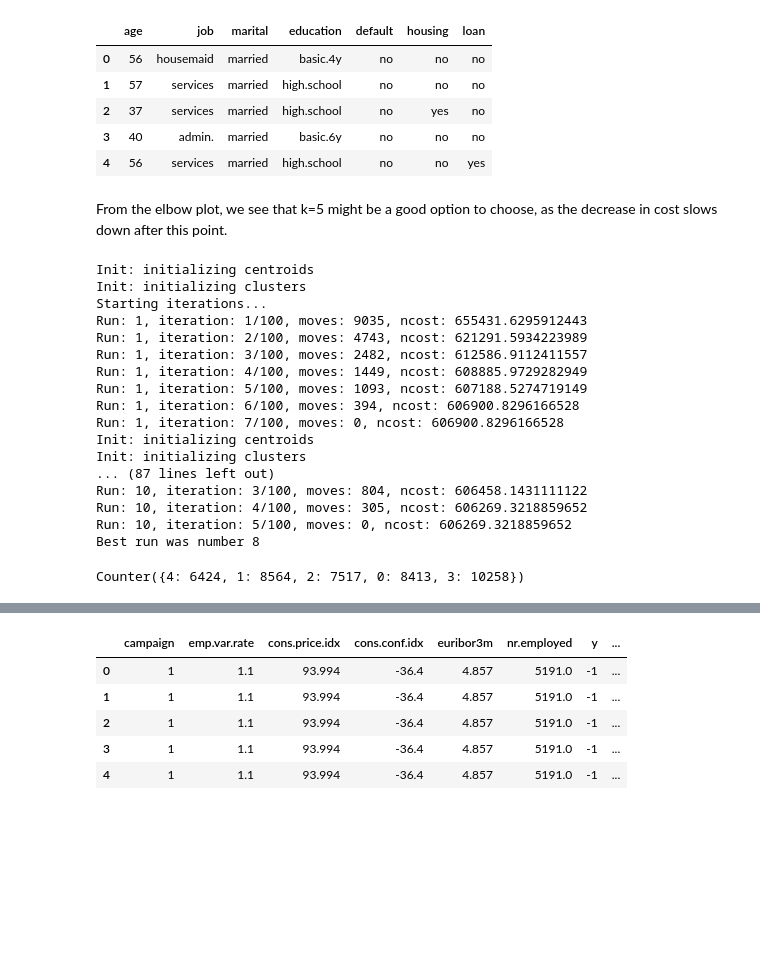
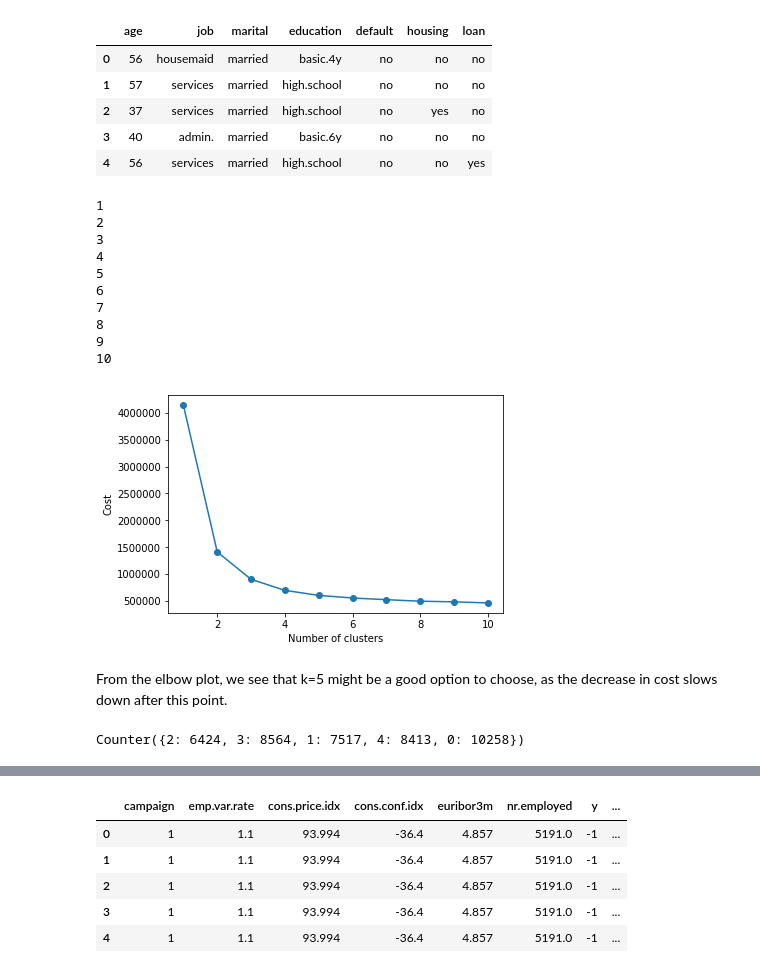
Before and after one commit to ahanagangopadhyay/improving-bank-telemarketing-campaigns, a Jupyter notebook: codes/modify-v2.ipynb, the cells around one changed output, grey strips where cells are left out. Cells and saved outputs as stored; diff of their text form; code cells hidden in the pictures; blank space fills up the shorter version.

```diff
--- a/codes/modify-v2.ipynb
+++ b/codes/modify-v2.ipynb
@@ -515,40 +515,35 @@ df_customer.head()
 # %%
 cost = []
 for k in range(1, 11):
-    kproto = KPrototypes(n_clusters=k, init='Cao', random_state=0)
+    kproto = KPrototypes(n_clusters=k, init='Huang', random_state=0)
     kproto.fit_predict(df_customer, categorical=[1,2,3,4,5,6])
     cost.append(kproto.cost_)
     print(k)
 plt.plot(range(1, 11), cost, marker='o')
 plt.xlabel('Number of clusters')
 plt.ylabel('Cost')
 plt.show()
+# %% [output]
+1
+2
+3
+4
+5
+6
+7
+8
+9
+10
+[figure, added]
 # %% [markdown]
 From the elbow plot, we see that k=5 might be a good option to choose, as the decrease in cost slows down after this point.
 # %%
 from collections import Counter
-kproto = KPrototypes(n_clusters=5, init='Cao', random_state=0)
+kproto = KPrototypes(n_clusters=5, init='Huang', random_state=0)
 customer_group = kproto.fit_predict(df_customer, categorical=[1,2,3,4,5,6])
 Counter(customer_group)
 # %% [output]
-Init: initializing centroids
-Init: initializing clusters
-Starting iterations...
-Run: 1, iteration: 1/100, moves: 9035, ncost: 655431.6295912443
-Run: 1, iteration: 2/100, moves: 4743, ncost: 621291.5934223989
-Run: 1, iteration: 3/100, moves: 2482, ncost: 612586.9112411557
-Run: 1, iteration: 4/100, moves: 1449, ncost: 608885.9729282949
-Run: 1, iteration: 5/100, moves: 1093, ncost: 607188.5274719149
-Run: 1, iteration: 6/100, moves: 394, ncost: 606900.8296166528
-Run: 1, iteration: 7/100, moves: 0, ncost: 606900.8296166528
-Init: initializing centroids
-Init: initializing clusters
-... (87 lines left out)
-Run: 10, iteration: 3/100, moves: 804, ncost: 606458.1431111122
-Run: 10, iteration: 4/100, moves: 305, ncost: 606269.3218859652
-Run: 10, iteration: 5/100, moves: 0, ncost: 606269.3218859652
-Best run was number 8
+Counter({2: 6424, 3: 8564, 1: 7517, 4: 8413, 0: 10258})
-Counter({4: 6424, 1: 8564, 2: 7517, 0: 8413, 3: 10258})
 # %%
 kproto.cluster_centroids_
 # %% [output]
```
Also changed, not shown: parts of 14 cells of this notebook, 3 other files.
